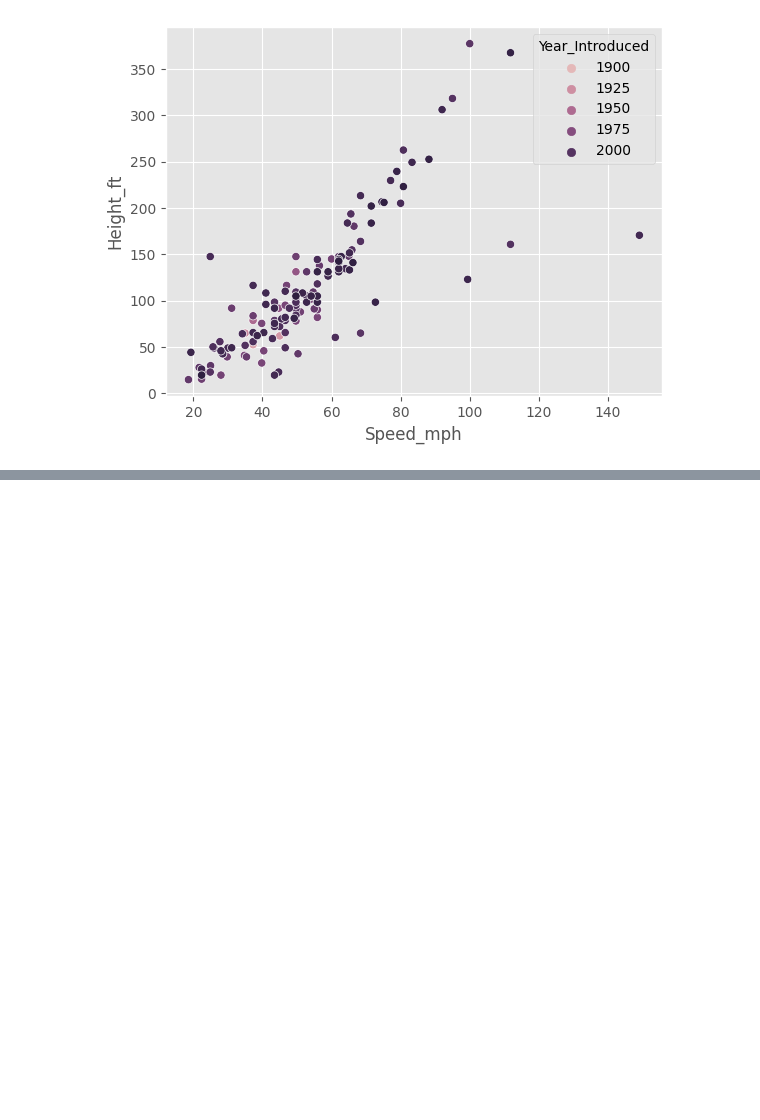
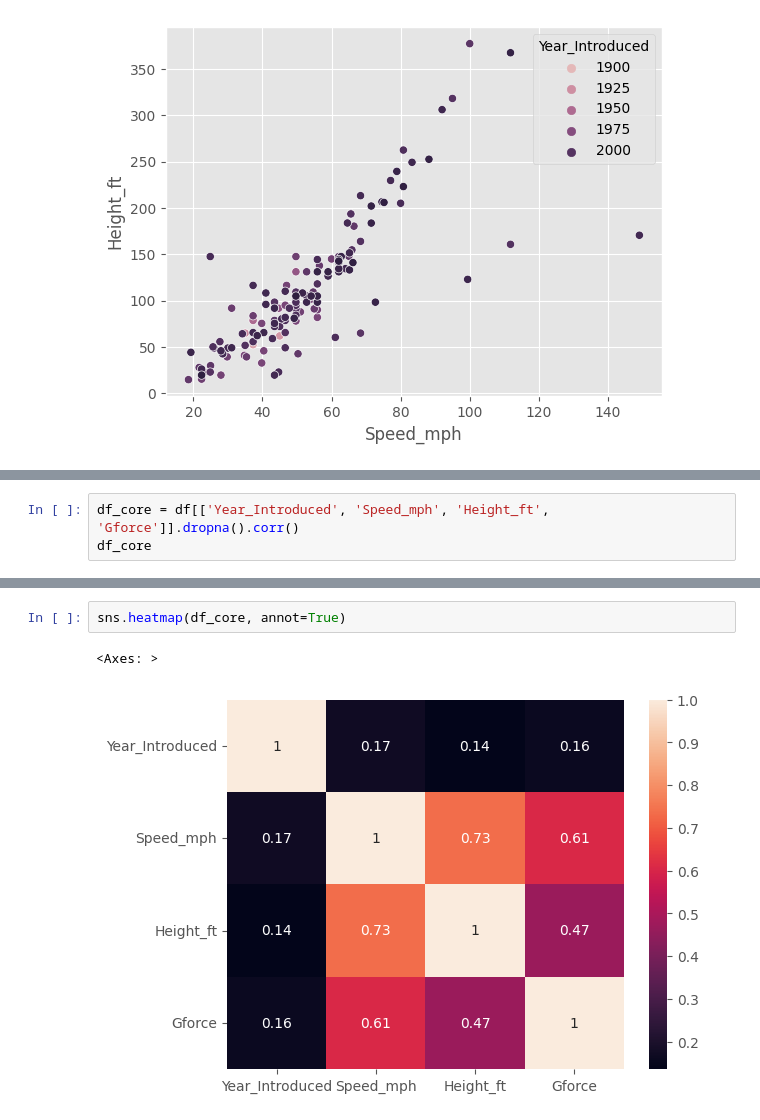
Before and after one commit to zach850/DataAnalystProjects, a Jupyter notebook: Python Projects/Rollercoaster_Data/ExploratoryDA.ipynb, the cells around one changed output, grey strips where cells are left out. Drawn from its saved outputs; the diff is of its cells as text; blank space fills up the shorter version.

```diff
--- a/Python Projects/Rollercoaster_Data/ExploratoryDA.ipynb
+++ b/Python Projects/Rollercoaster_Data/ExploratoryDA.ipynb
@@ -246,0 +264,3 @@ sns.scatterplot(x='Speed_mph',
+# %%
+df_core = df[['Year_Introduced', 'Speed_mph', 'Height_ft', 'Gforce']].dropna().corr()
+df_core
@@ -246,0 +273,5 @@ sns.scatterplot(x='Speed_mph',
+# %%
+sns.heatmap(df_core, annot=True)
+# %% [output]
+<Axes: >
+[figure, added]
```
Also changed, not shown: parts of 6 cells of this notebook.
